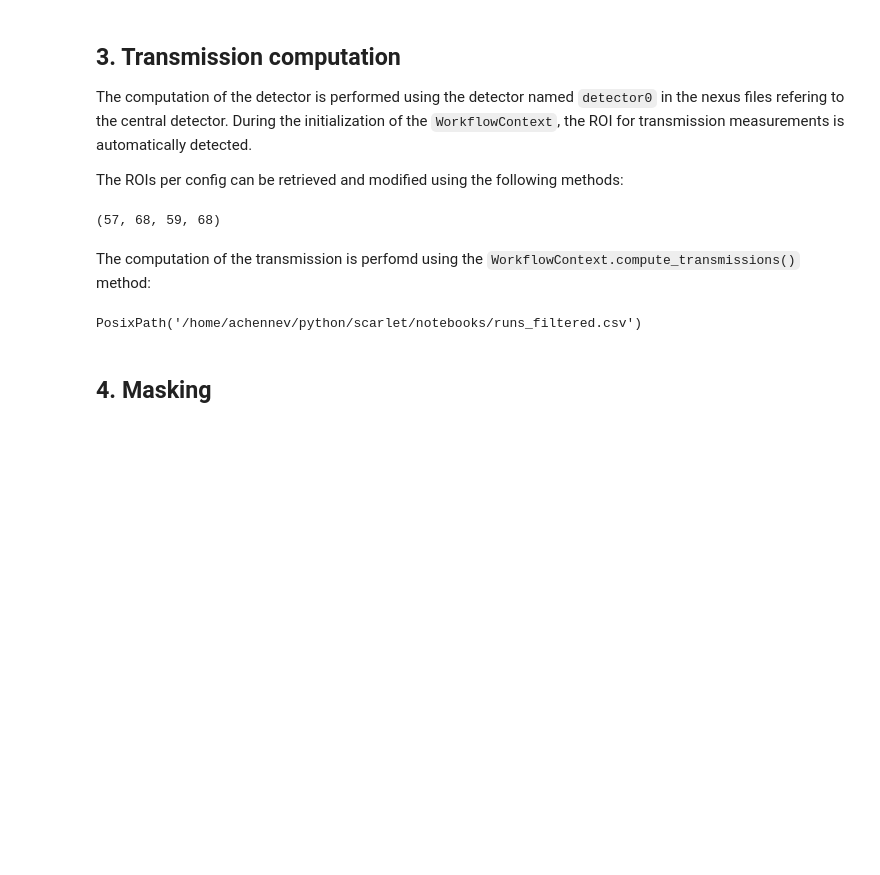
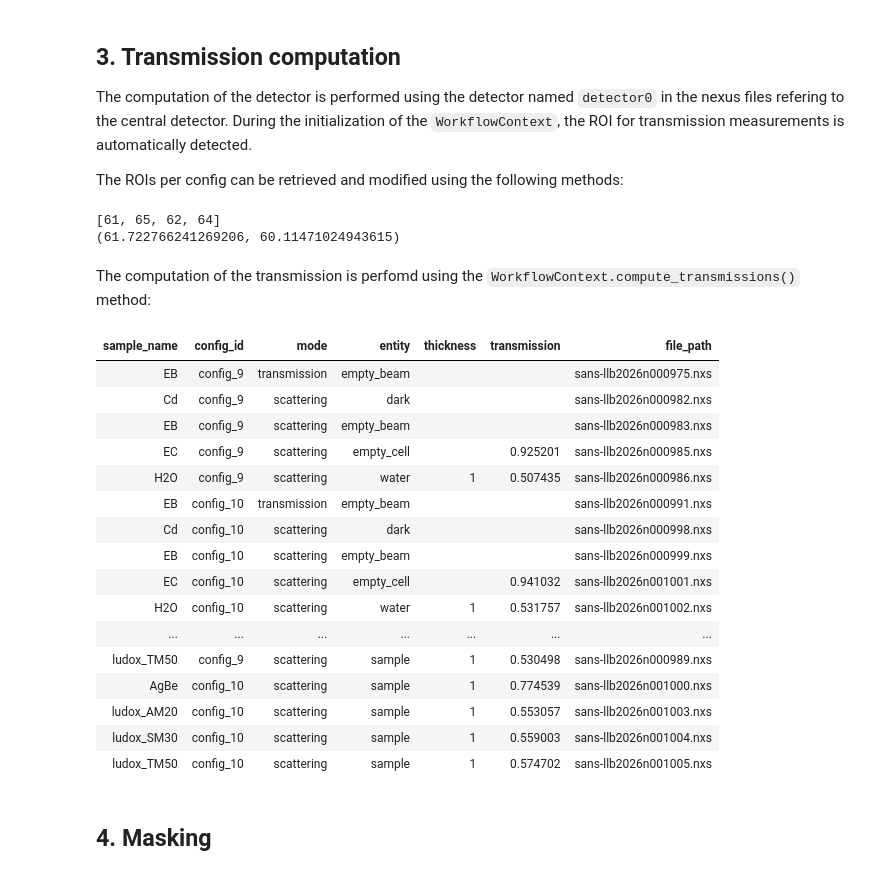
Before and after one commit to hibouchen/scarlet, a Jupyter notebook: notebooks/tutorial.ipynb, the cells around one changed output. Drawn from its saved outputs; the diff is of its cells as text; code cells hidden in the pictures; blank space fills up the shorter version.

```diff
--- a/notebooks/tutorial.ipynb
+++ b/notebooks/tutorial.ipynb
@@ -99,19 +119,39 @@ The computation of the detector is performed using the detector named `detector0
 The ROIs per config can be retrieved and modified using the following methods:
 # %%
 # read roi
-print(w.get_roi('config_10'))
+print(w.get_roi('config_9'))
 # set roi
-# w.set_roi('config_10', [x0, x1, y0, y1])  # Example ROI coordinates
+w.set_roi('config_10', [61, 65, 62, 64])  # Example ROI coordinates
+w.set_roi('config_9', [60, 64, 61, 63])  # Example ROI coordinates
+print(w.get_beam_center('config_9',0))
 # %% [output]
-(57, 68, 59, 68)
+[61, 65, 62, 64]
+(61.722766241269206, 60.11471024943615)
 # %% [markdown]
 The computation of the transmission is perfomd using the `WorkflowContext.compute_transmissions()` method:
 # %%
 w.compute_transmissions()
+# save transmission in csv file once computed
+w.write_runs_table_csv("runs_bs_semi_2.csv",overwrite=True)
 w.runs_table()
-w.write_runs_table_csv(RUN_TABLE_CSV,overwrite=True)
 # %% [output]
-PosixPath('/home/achennev/python/scarlet/notebooks/runs_filtered.csv')
+| sample_name | config_id | mode | entity | thickness | transmission | file_path |
+| EB | config_9 | transmission | empty_beam |  |  | sans-llb2026n000975.nxs |
+| Cd | config_9 | scattering | dark |  |  | sans-llb2026n000982.nxs |
+| EB | config_9 | scattering | empty_beam |  |  | sans-llb2026n000983.nxs |
+| EC | config_9 | scattering | empty_cell |  | 0.925201 | sans-llb2026n000985.nxs |
+| H2O | config_9 | scattering | water | 1 | 0.507435 | sans-llb2026n000986.nxs |
+| EB | config_10 | transmission | empty_beam |  |  | sans-llb2026n000991.nxs |
+| Cd | config_10 | scattering | dark |  |  | sans-llb2026n000998.nxs |
+| EB | config_10 | scattering | empty_beam |  |  | sans-llb2026n000999.nxs |
+| EC | config_10 | scattering | empty_cell |  | 0.941032 | sans-llb2026n001001.nxs |
+| H2O | config_10 | scattering | water | 1 | 0.531757 | sans-llb2026n001002.nxs |
+| ... | ... | ... | ... | ... | ... | ... |
+| ludox_TM50 | config_9 | scattering | sample | 1 | 0.530498 | sans-llb2026n000989.nxs |
+| AgBe | config_10 | scattering | sample | 1 | 0.774539 | sans-llb2026n001000.nxs |
+| ludox_AM20 | config_10 | scattering | sample | 1 | 0.553057 | sans-llb2026n001003.nxs |
+| ludox_SM30 | config_10 | scattering | sample | 1 | 0.559003 | sans-llb2026n001004.nxs |
+| ludox_TM50 | config_10 | scattering | sample | 1 | 0.574702 | sans-llb2026n001005.nxs |
 # %% [markdown]
 ## 4. Masking
 # %% [markdown]
```
Also changed, not shown: parts of 9 cells of this notebook, 3 other files.
